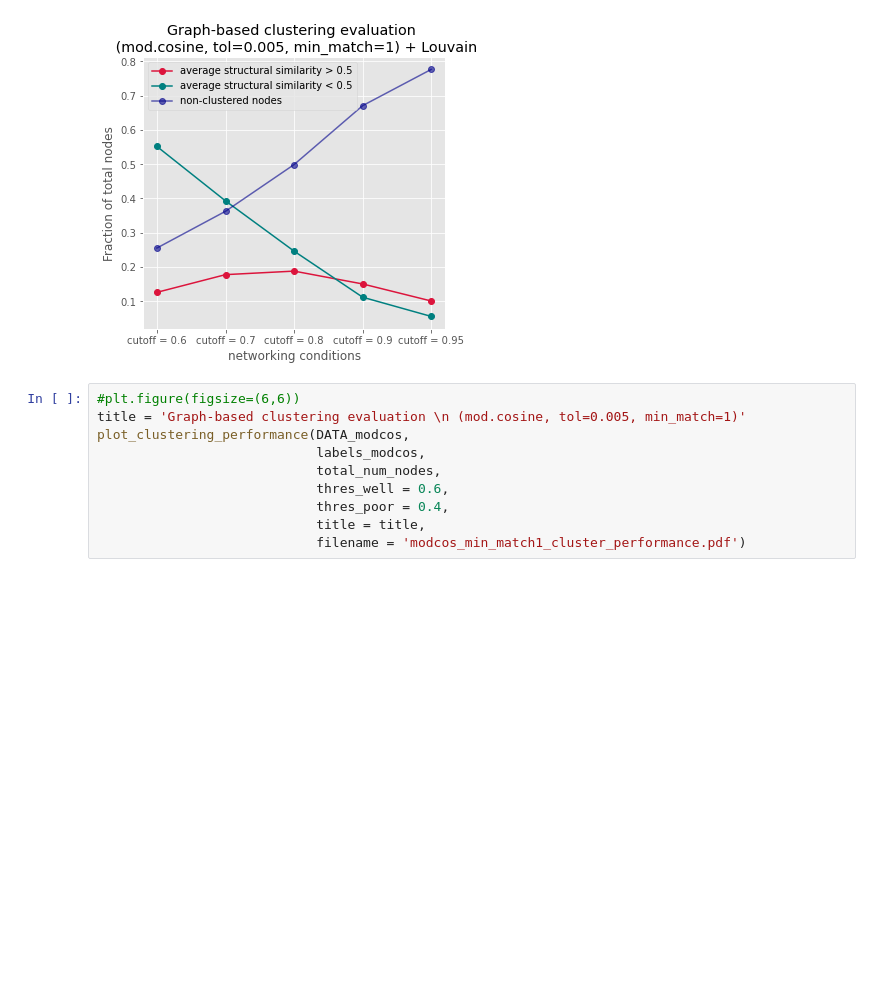
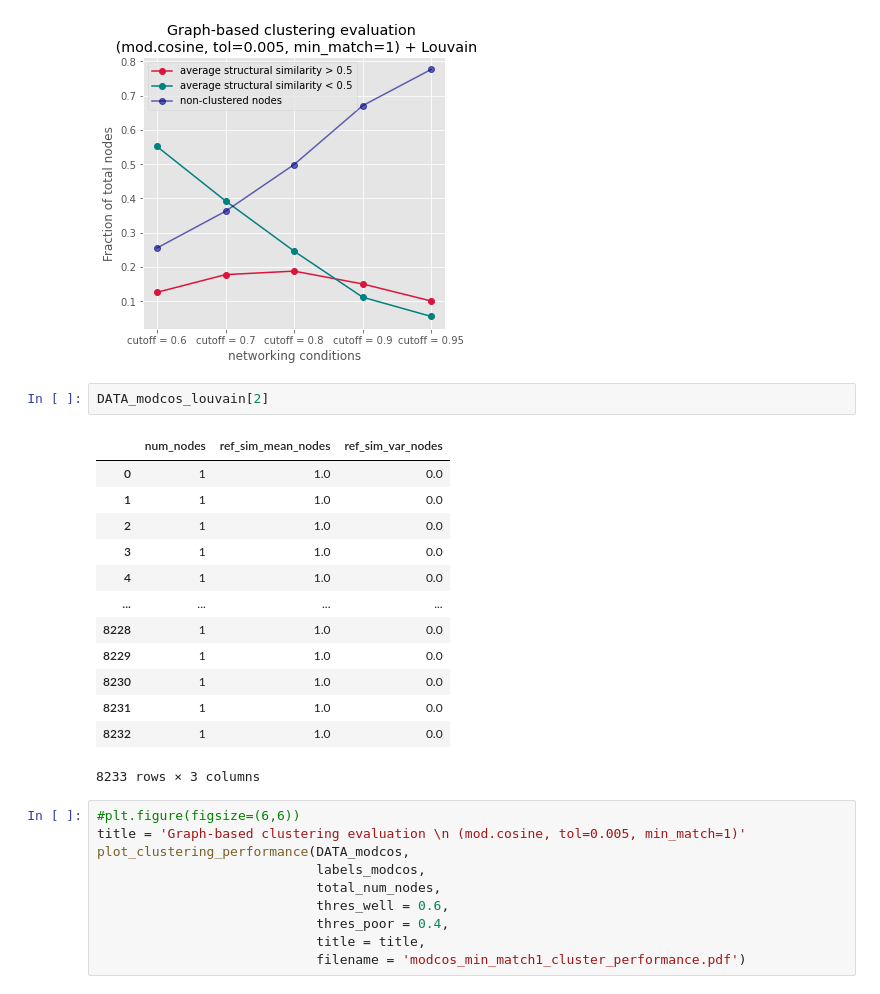
Before and after one commit to iomega/spec2vec_gnps_data_analysis, a Jupyter notebook: notebooks/iomega-10-spectra-networking.ipynb, the cells around one changed output. Saved outputs shown, nothing was run; the diff lists cells and outputs as text; blank space fills up the shorter version.

```diff
--- a/notebooks/iomega-10-spectra-networking.ipynb
+++ b/notebooks/iomega-10-spectra-networking.ipynb
@@ -321,6 +321,22 @@ plot_clustering_performance(DATA_modcos_louvain,
                             filename = 'modcos_min_match1_louvain_cluster_performance_thres05.pdf')
 # %% [output]
 [figure]
+# %%
+DATA_modcos_louvain[2]
+# %% [output]
+|  | num_nodes | ref_sim_mean_nodes | ref_sim_var_nodes |
+| 0 | 1 | 1.0 | 0.0 |
+| 1 | 1 | 1.0 | 0.0 |
+| 2 | 1 | 1.0 | 0.0 |
+| 3 | 1 | 1.0 | 0.0 |
+| 4 | 1 | 1.0 | 0.0 |
+| ... | ... | ... | ... |
+| 8228 | 1 | 1.0 | 0.0 |
+| 8229 | 1 | 1.0 | 0.0 |
+| 8230 | 1 | 1.0 | 0.0 |
+| 8231 | 1 | 1.0 | 0.0 |
+| 8232 | 1 | 1.0 | 0.0 |
+8233 rows × 3 columns
 # %%
 #plt.figure(figsize=(6,6))
 title = 'Graph-based clustering evaluation \n (mod.cosine, tol=0.005, min_match=1)'
```
Also changed, not shown: parts of 4 cells of this notebook, 1 other file.
